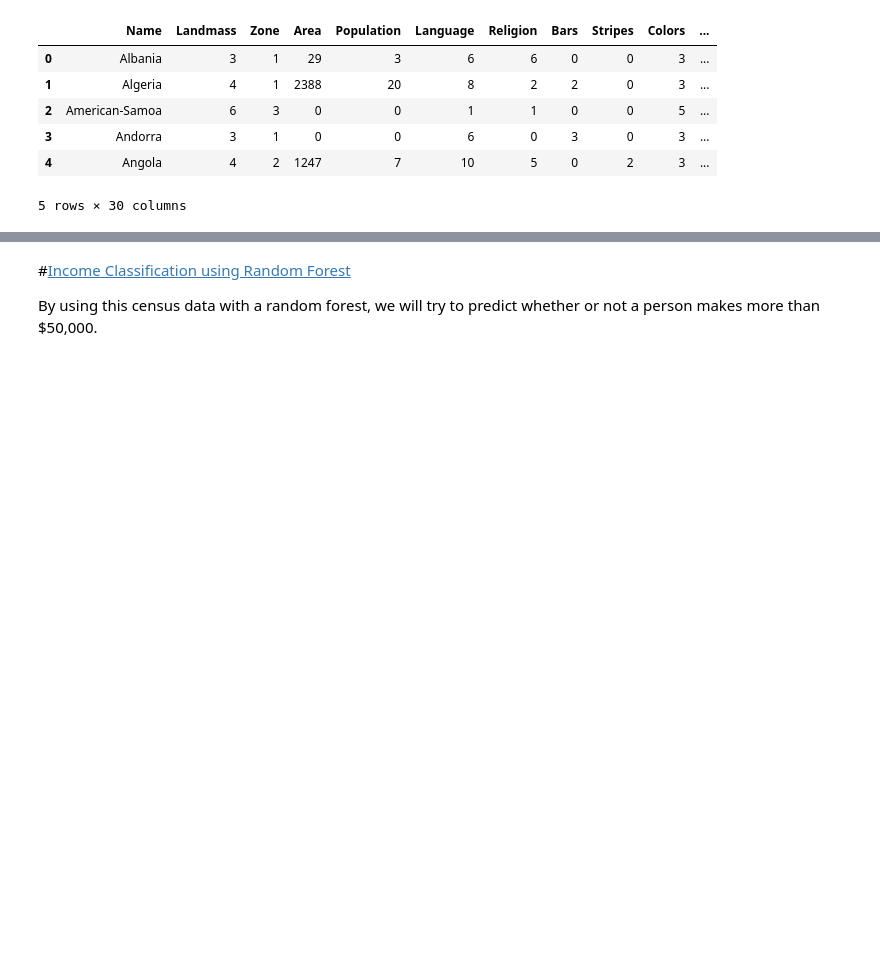
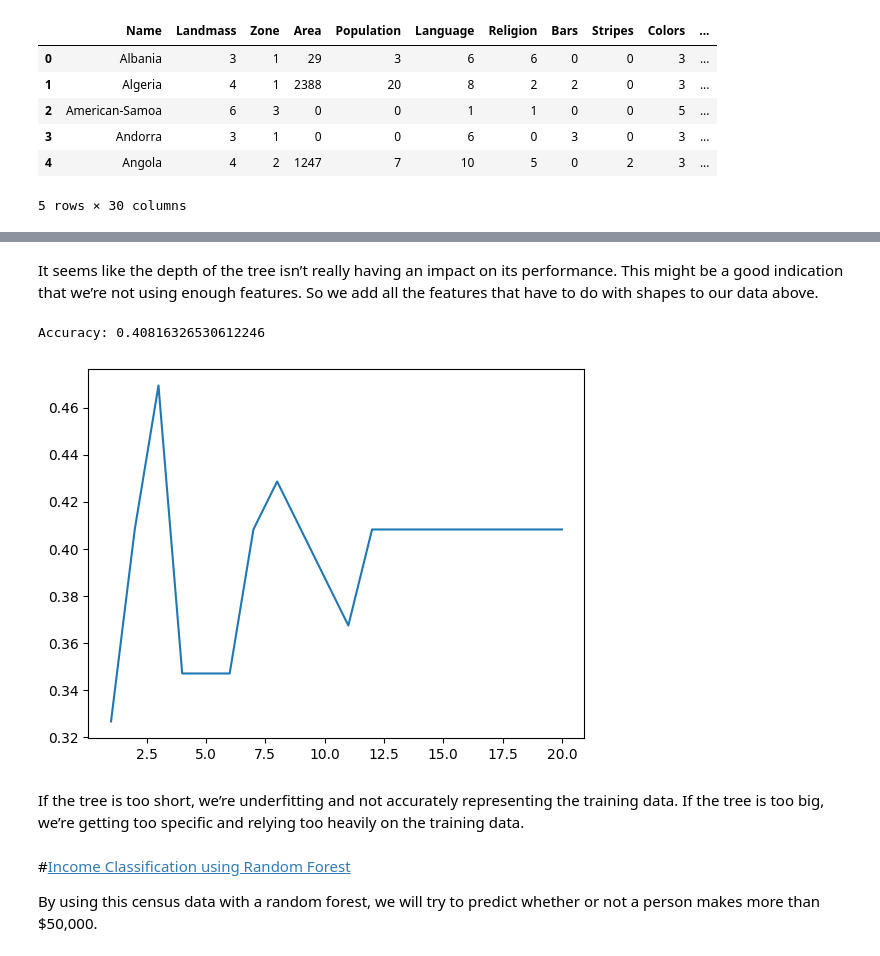
Before and after one commit to mfvalle/Maths_for_ML, a Jupyter notebook: Random_Forests_&_Decision_Trees.ipynb, the cells around one changed output, grey strips where cells are left out. Drawn from its saved outputs; the diff is of its cells as text; code cells hidden in the pictures; blank space fills up the shorter version.

```diff
--- a/Random_Forests_&_Decision_Trees.ipynb
+++ b/Random_Forests_&_Decision_Trees.ipynb
@@ -87,3 +108,45 @@ print("Accuracy:", score)
+# %% [markdown]
+It seems like the depth of the tree isn’t really having an impact on its performance. This might be a good indication that we’re not using enough features. So we add all the features that have to do with shapes to our data above.
+# %%
+#Now we create trees at different depths with all features:
+
+#Determine Landmass a country is on
+labels = flags[['Landmass']]
+
+#Add all the features that have to do with shapes to our data
+data = flags[["Red", "Green", "Blue", "Gold",
+ "White", "Black", "Orange",
+ "Circles",
+"Crosses","Saltires","Quarters","Sunstars",
+"Crescent","Triangle"]]
+
+# Split DataFrames into a training set and test set
+train_data, test_data, train_labels, test_labels = train_test_split(data, labels, random_state=1)
+
+# Create and fit decision tree
+tree = DecisionTreeClassifier(random_state=1)
+tree.fit(train_data, train_labels)
+
+# Score of RANDOM feature selection
+score = tree.score(test_data, test_labels)
+print("Accuracy:", score)
+
+#Create, train, and test the tree at different depths
+scores = []
+for i in range(1,21):
+  tree = DecisionTreeClassifier(random_state = 1, max_depth = i)
+  #Fit the tree
+  tree.fit(train_data,train_labels)
+  #Print the tree's score
+  scores.append(tree.score(test_data, test_labels))
+
+plt.plot(range(1,21), scores)
+plt.show()
+# %% [output]
+Accuracy: 0.40816326530612246
+[figure, added]
+# %% [markdown]
+If the tree is too short, we’re underfitting and not accurately representing the training data. If the tree is too big, we’re getting too specific and relying too heavily on the training data.
 # %% [markdown]
 #[Income Classification using Random Forest](https://archive.ics.uci.edu/ml/datasets/census%20income)
 
```
Also changed, not shown: parts of 4 cells of this notebook.
